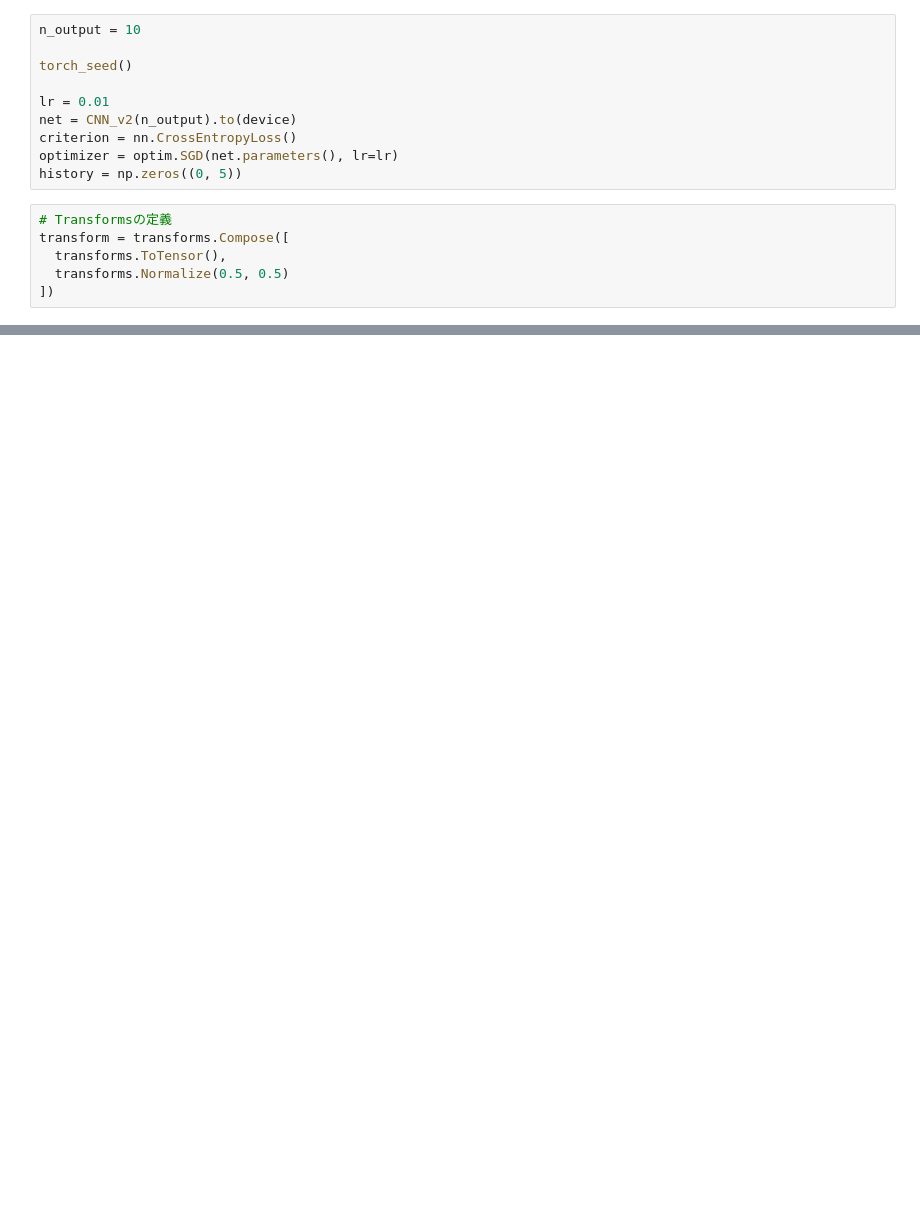
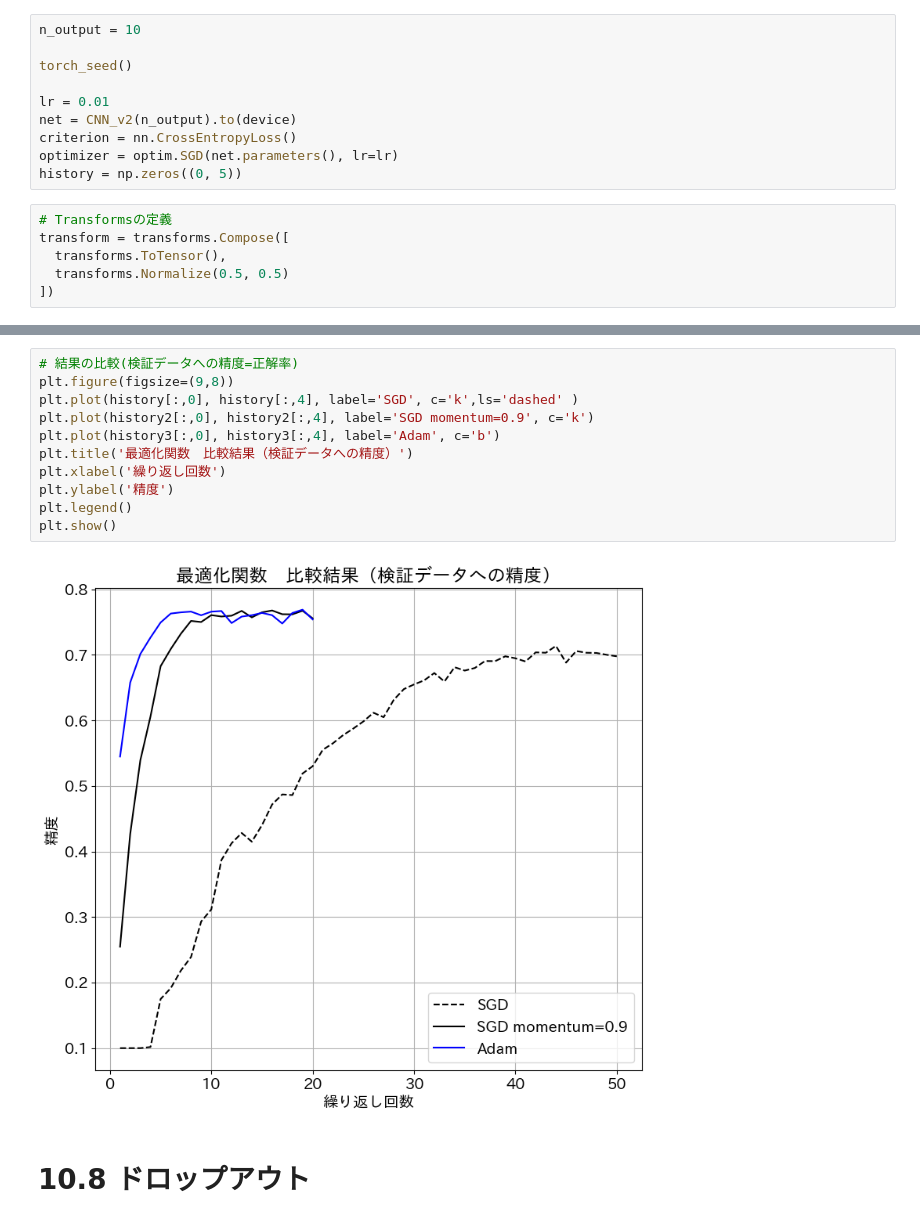
Before and after one commit to YasudaKaito/pytorch_book_akaishi, a Jupyter notebook: ch10_tuning.ipynb, the cells around one changed output, grey strips where cells are left out. Drawn from its saved outputs; the diff is of its cells as text; blank space fills up the shorter version.

```diff
--- a/ch10_tuning.ipynb
+++ b/ch10_tuning.ipynb
@@ -251,0 +356,15 @@ KeyboardInterrupt:
+# %%
+# 結果の比較(検証データへの精度=正解率)
+plt.figure(figsize=(9,8))
+plt.plot(history[:,0], history[:,4], label='SGD', c='k',ls='dashed' )
+plt.plot(history2[:,0], history2[:,4], label='SGD momentum=0.9', c='k')
+plt.plot(history3[:,0], history3[:,4], label='Adam', c='b')
+plt.title('最適化関数　比較結果（検証データへの精度）')
+plt.xlabel('繰り返し回数')
+plt.ylabel('精度')
+plt.legend()
+plt.show()
+# %% [output]
+[figure, added]
+# %% [markdown]
+# 10.8 ドロップアウト
```
Also changed, not shown: parts of 55 cells of this notebook, 1 other file.
